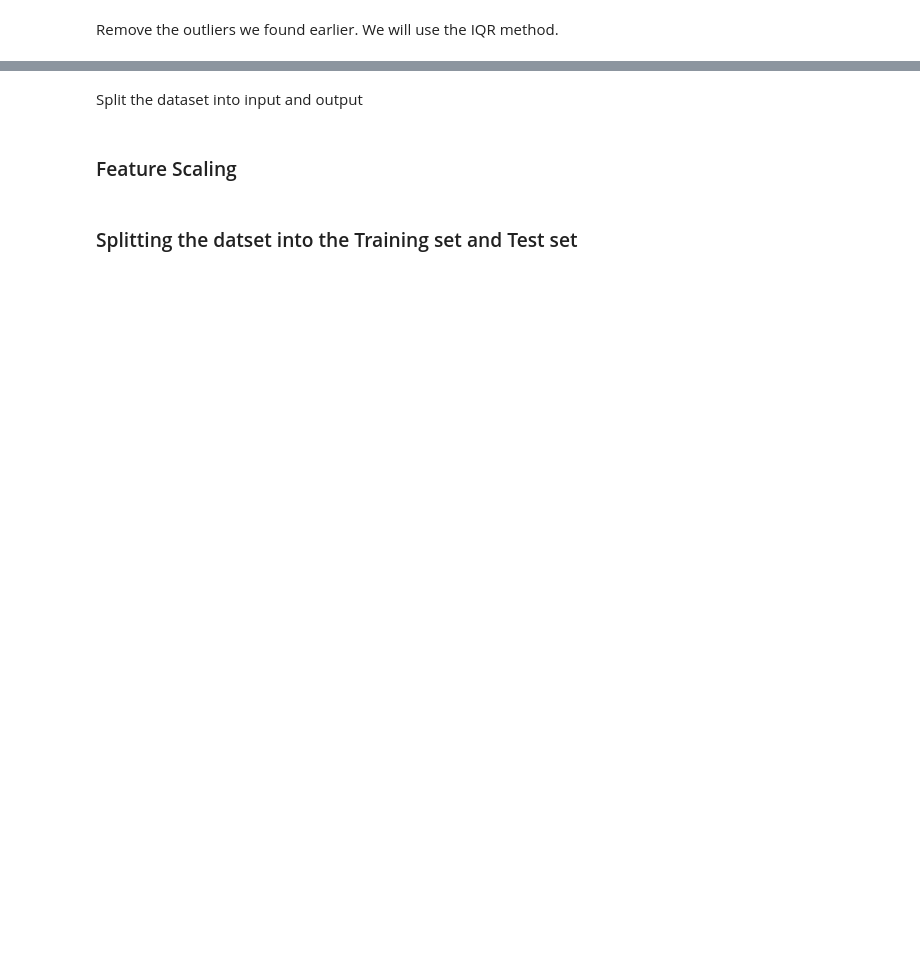
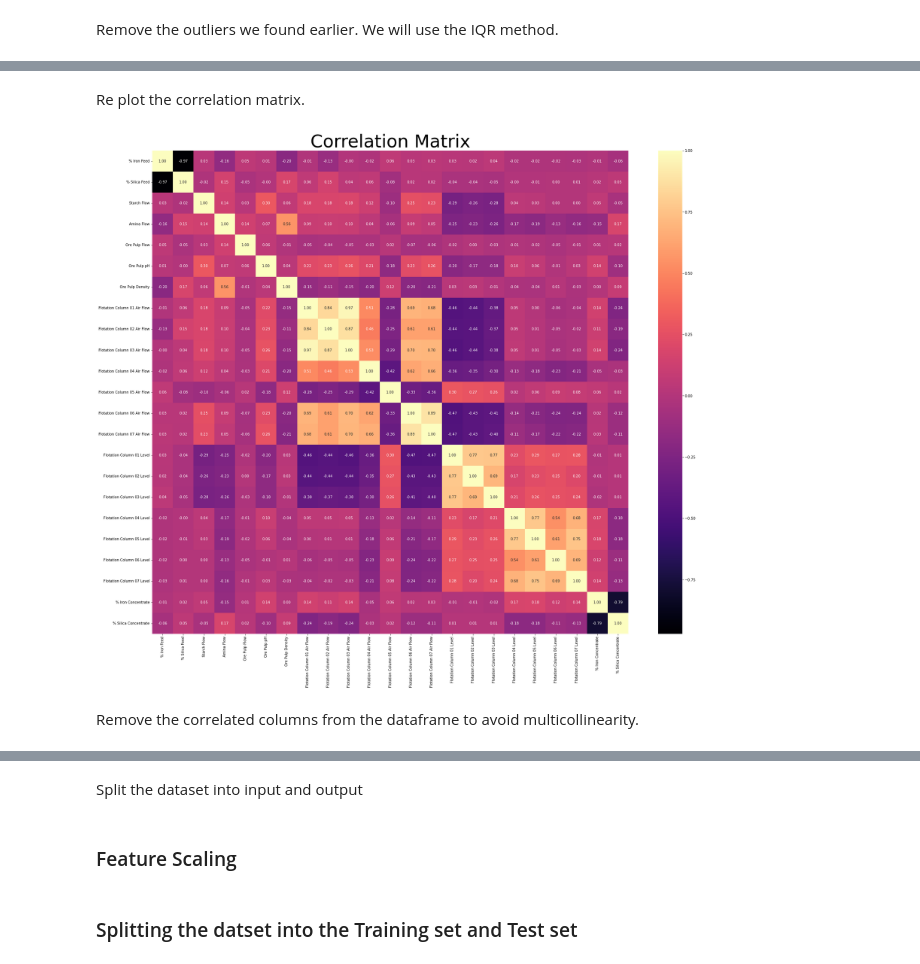
Before and after one commit to jtsang02/MINE-432-Project, a Jupyter notebook: ProjectCode.ipynb, the cells around one changed output, grey strips where cells are left out. Saved outputs shown, nothing was run; the diff lists cells and outputs as text; code cells hidden in the pictures; blank space fills up the shorter version.

```diff
--- a/ProjectCode.ipynb
+++ b/ProjectCode.ipynb
@@ -218,0 +215,8 @@ Remove the outliers we found earlier. We will use the IQR method.
+# %% [markdown]
+Re plot the correlation matrix.
+# %%
+plotCorrelationMatrix(dataset)
+# %% [output]
+[figure, added]
+# %% [markdown]
+Remove the correlated columns from the dataframe to avoid multicollinearity.
```
Also changed, not shown: parts of 38 cells of this notebook, 1 other file.
